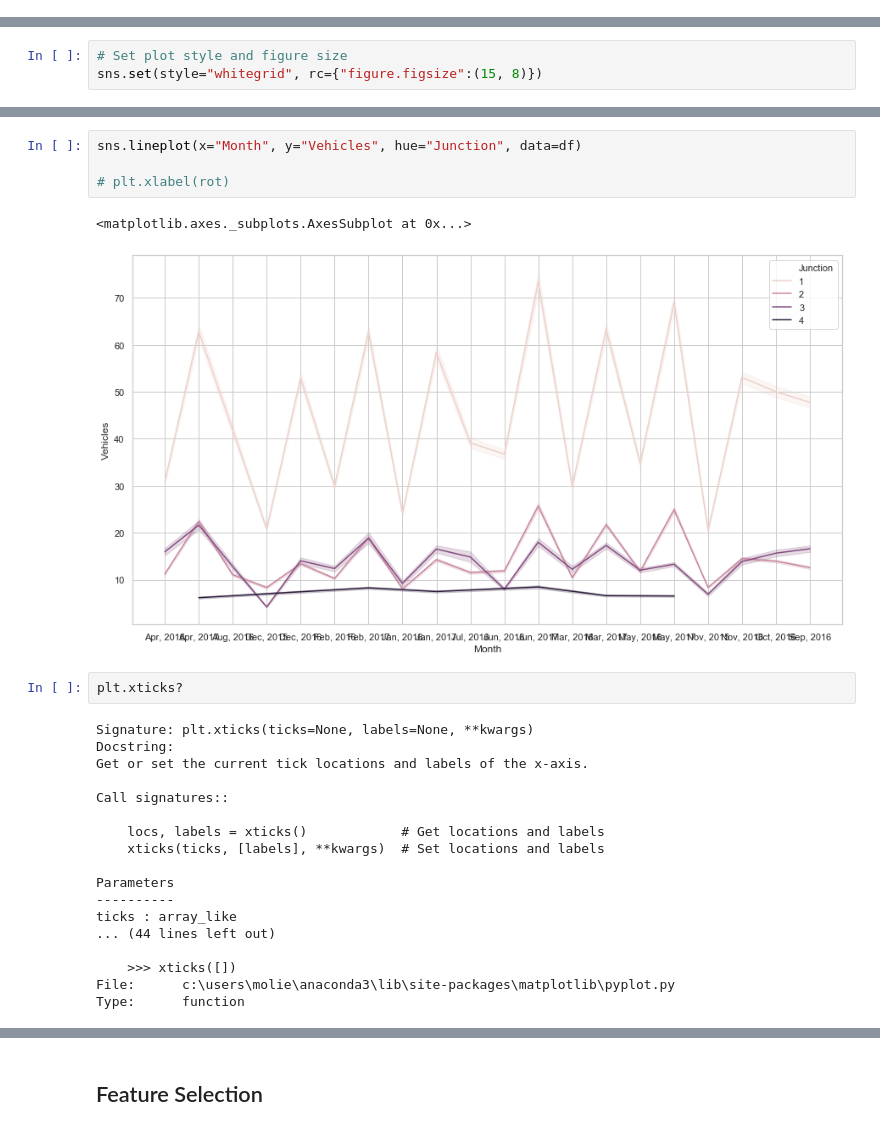
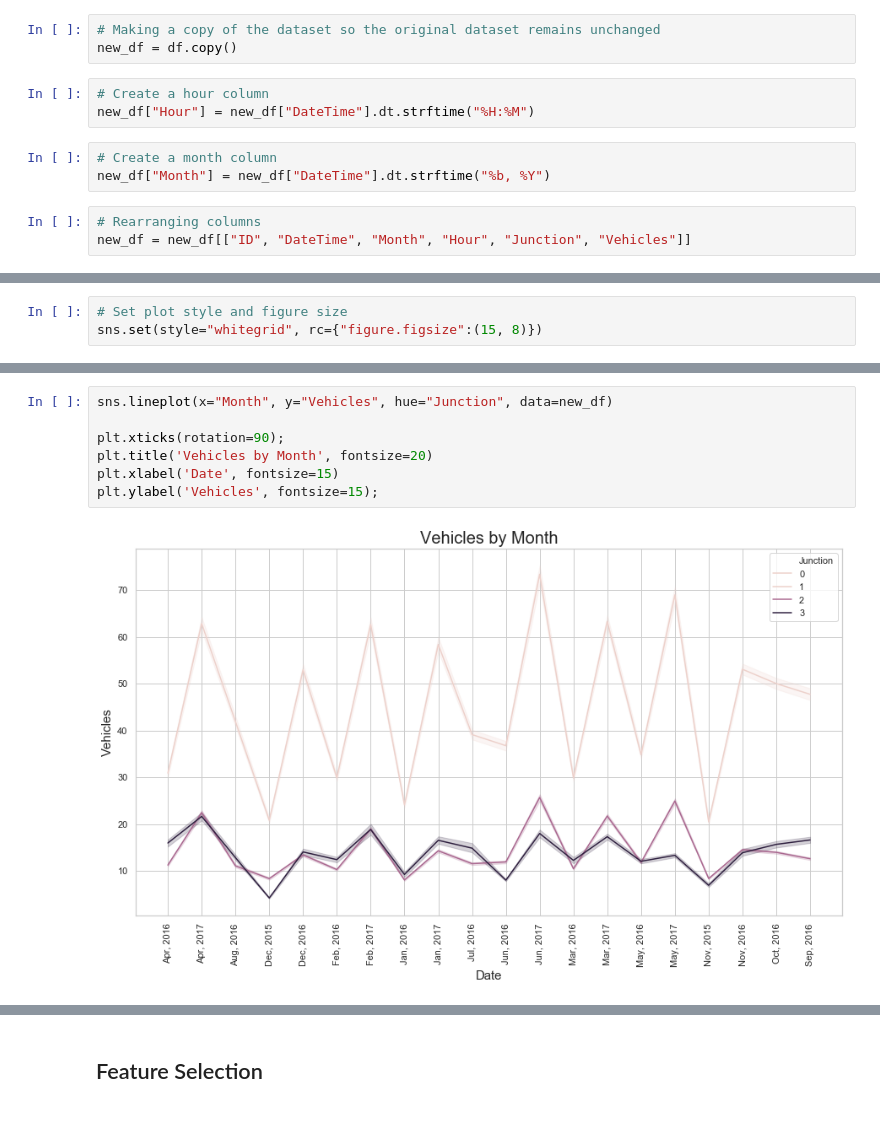
Before and after one commit to eniola-f/Traffic_prediction, a Jupyter notebook: Traffic_prediction.ipynb, the cells around one changed output, grey strips where cells are left out. Cells and saved outputs as stored; diff of their text form.

```diff
--- a/Traffic_prediction.ipynb
+++ b/Traffic_prediction.ipynb
@@ -298,0 +166,12 @@ import matplotlib.pyplot as plt
+# %%
+# Making a copy of the dataset so the original dataset remains unchanged
+new_df = df.copy()
+# %%
+# Create a hour column
+new_df["Hour"] = new_df["DateTime"].dt.strftime("%H:%M")
+# %%
+# Create a month column
+new_df["Month"] = new_df["DateTime"].dt.strftime("%b, %Y")
+# %%
+# Rearranging columns
+new_df = new_df[["ID", "DateTime", "Month", "Hour", "Junction", "Vehicles"]]
@@ -312,27 +340,9 @@ sns.barplot(x="Hour", y="Vehicles", data=df)
 # %%
-sns.lineplot(x="Month", y="Vehicles", hue="Junction", data=df)
+sns.lineplot(x="Month", y="Vehicles", hue="Junction", data=new_df)
 
-# plt.xlabel(rot)
+plt.xticks(rotation=90);
+plt.title('Vehicles by Month', fontsize=20)
+plt.xlabel('Date', fontsize=15)
+plt.ylabel('Vehicles', fontsize=15);
 # %% [output]
-<matplotlib.axes._subplots.AxesSubplot at 0x...>
-[figure, old version]
+[figure, new version]
-# %%
-plt.xticks?
-# %% [output]
-Signature: plt.xticks(ticks=None, labels=None, **kwargs)
-Docstring:
-Get or set the current tick locations and labels of the x-axis.
-
-Call signatures::
-
-    locs, labels = xticks()            # Get locations and labels
-    xticks(ticks, [labels], **kwargs)  # Set locations and labels
-
-Parameters
-----------
-ticks : array_like
-... (44 lines left out)
-
-    >>> xticks([])
-File:      c:\users\molie\anaconda3\lib\site-packages\matplotlib\pyplot.py
-Type:      function
```
Also changed, not shown: parts of 130 cells of this notebook.
